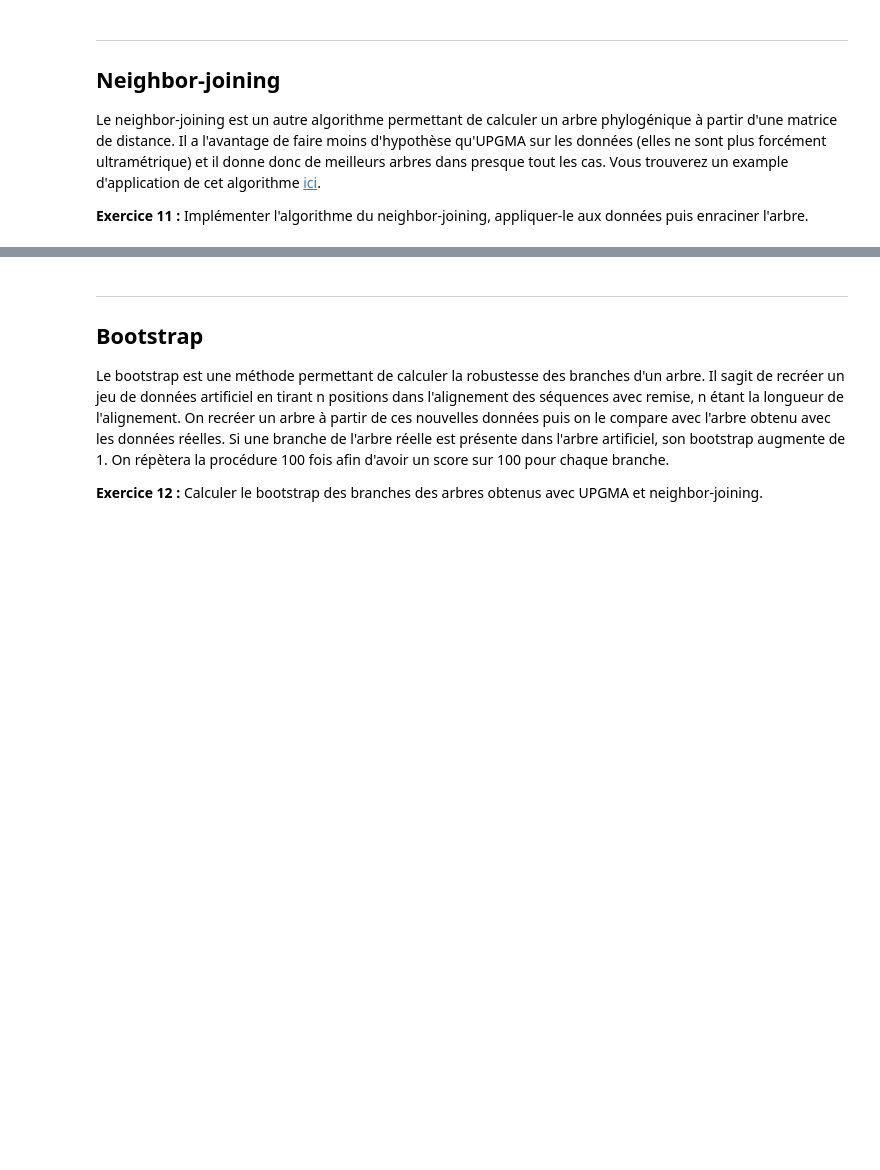
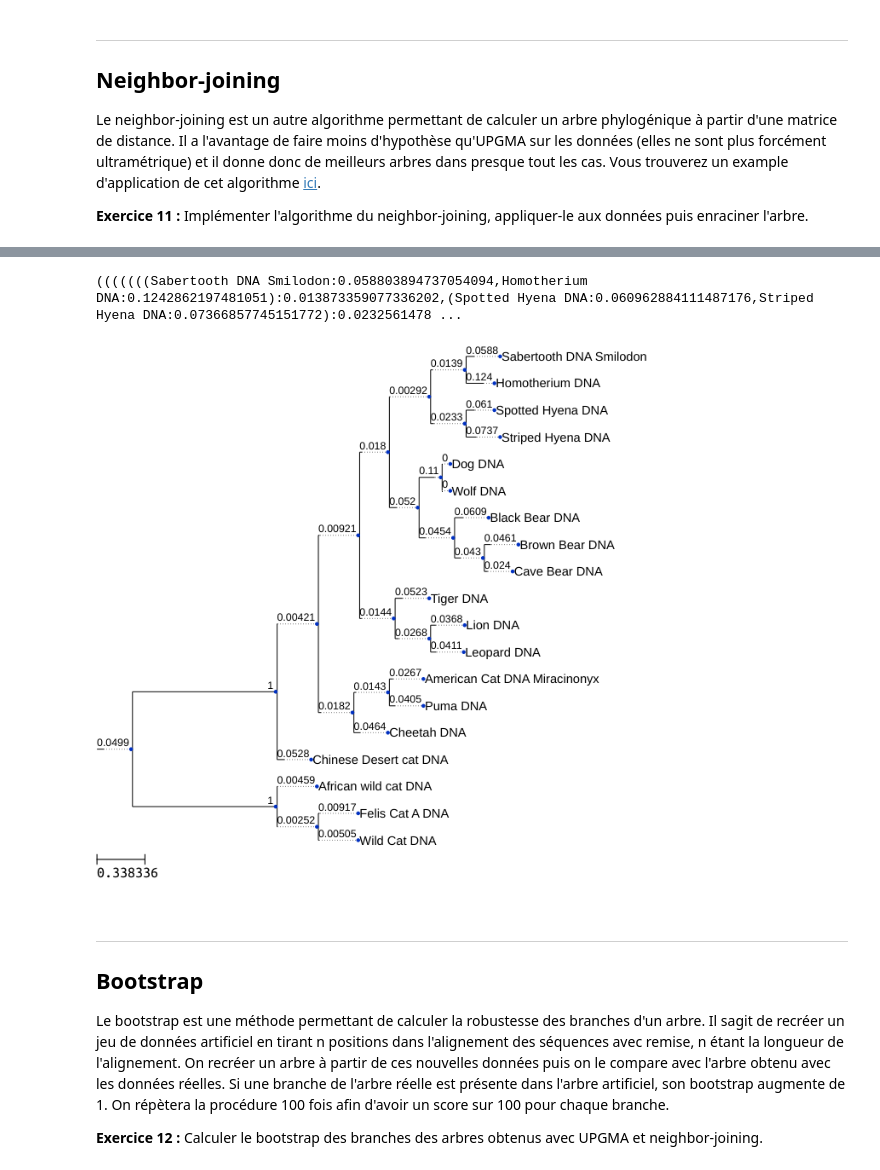
Before and after one commit to orthose/cat_phylo, a Jupyter notebook: projet_phylogenie.ipynb, the cells around one changed output, grey strips where cells are left out. Cells and saved outputs as stored; diff of their text form; code cells hidden in the pictures; blank space fills up the shorter version.

```diff
--- a/projet_phylogenie.ipynb
+++ b/projet_phylogenie.ipynb
@@ -695,0 +817,11 @@ Le neighbor-joining est un autre algorithme permettant de calculer un arbre phyl
+# %%
+# Matrice des distances selon le fichier des séquences bien alignées
+tree_fasta_align_nj = neighbor_joining(M2, list(fasta_align.keys()))
+print(tree_fasta_align_nj)
+t = Tree(tree_fasta_align_nj)
+ts = TreeStyle()
+ts.show_branch_length = True
+t.render('%%inline', w=183, units='mm', tree_style=ts)
+# %% [output]
+(((((((Sabertooth DNA Smilodon:0.058803894737054094,Homotherium DNA:0.1242862197481051):0.013873359077336202,(Spotted Hyena DNA:0.060962884111487176,Striped Hyena DNA:0.07366857745151772):0.0232561478 ...
+[figure, added]
```
Also changed, not shown: parts of 15 cells of this notebook.
